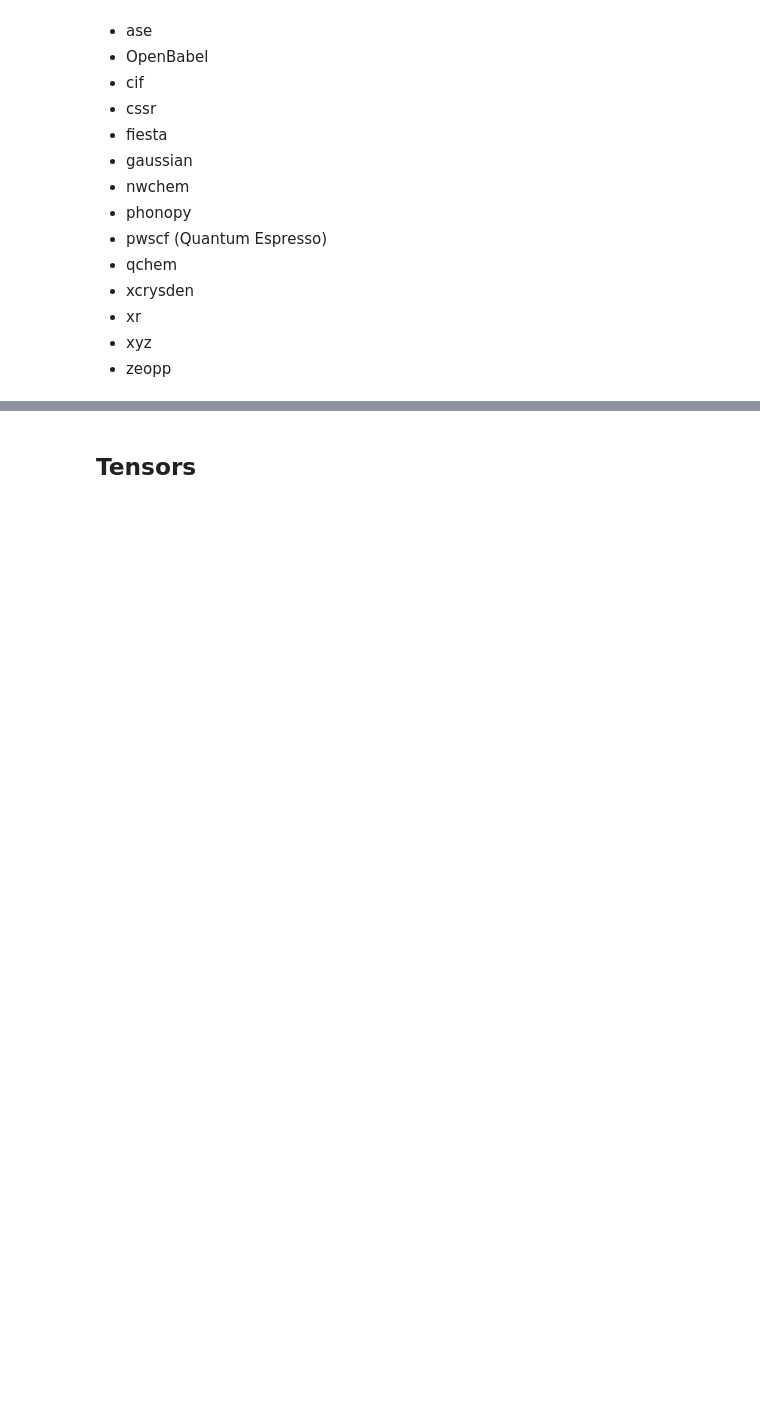
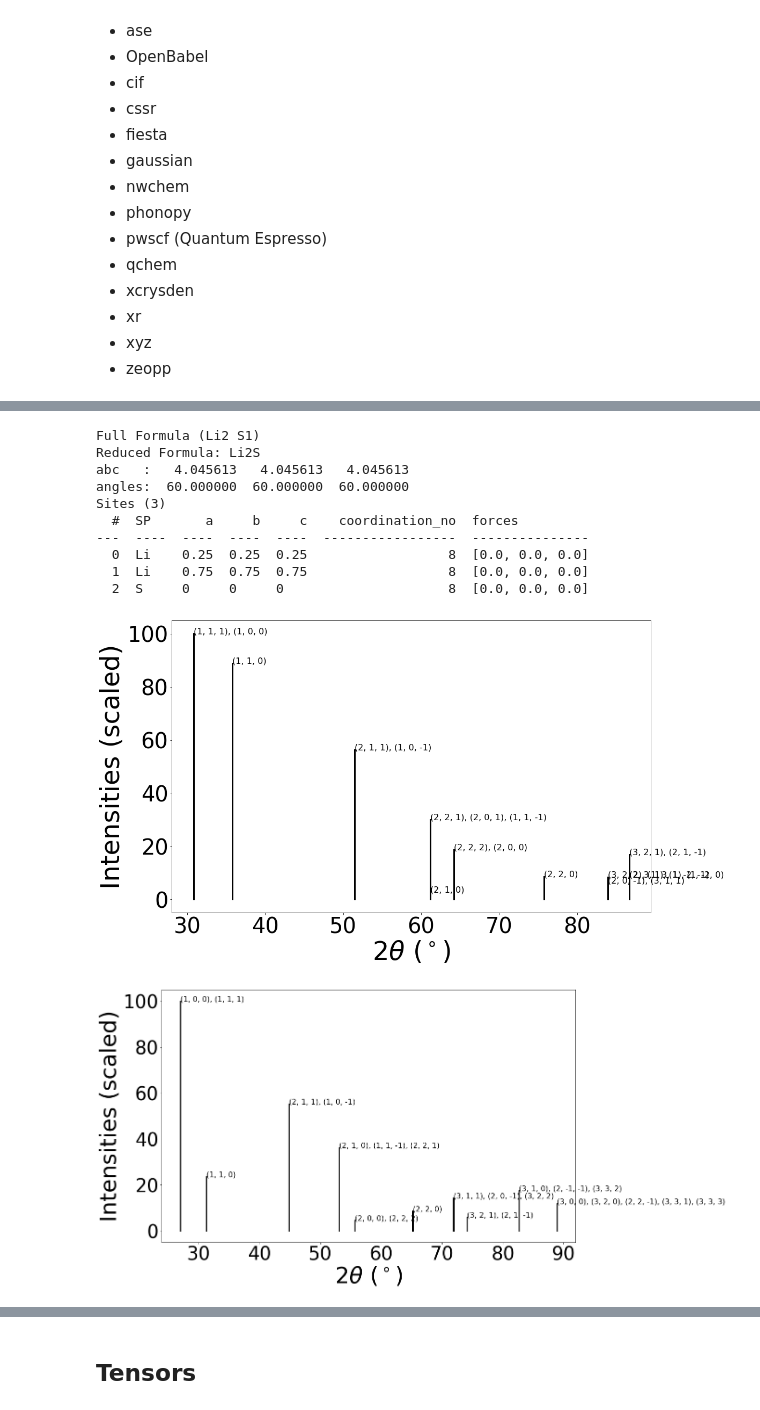
Before and after one commit to materialsproject/workshop, a Jupyter notebook: lessons/pymatgen/1 - intro.ipynb, the cells around one changed output, grey strips where cells are left out. Drawn from its saved outputs; the diff is of its cells as text; code cells hidden in the pictures; blank space fills up the shorter version.

```diff
--- a/lessons/pymatgen/1 - intro.ipynb
+++ b/lessons/pymatgen/1 - intro.ipynb
@@ -96,13 +127 @@ You're studying materials used in the chlor-alkali process for the production of
-# %%
-from pymatgen import MPRester
-mpr = MPRester()
-# Potential solution:
-structure = Structure.from_file("BaNiO3.cif")
-for n in range(structure.num_sites):
-    if structure[n].species_string == 'O':
-        structure[n] = 'Cl'
-
-# Bonus solution
-structure.replace_species({'Cl':'O'})
-structure
 # %% [markdown]
@@ -169,9 +171,3 @@ We're not going to discuss VASP input and output any further because you may not
-# %%
-structures = loadfn('li_s_structures.json')
-for n, structure in enumerate(structures):
-    vis = MPRelaxSet(structure)
-    vis.write_input("vasp_directory_" + str(n))
-!ls
 # %% [markdown]
 ---------
 ## SymmetryAnalyzer and Operations
@@ -215,8 +231,21 @@ Image("LiS_XRD.png")
 # %%
 lis_structures = loadfn("li_s_structures.json")
-data = xrdc.get_xrd_data(lis_structures[0], two_theta_range=[10,80])
+#data = xrdc.get_pattern(lis_structures[0], two_theta_range=[10,80])
 for n, lis_structure in enumerate(lis_structures):
-    data = xrdc.get_xrd_data(lis_structure, two_theta_range=[10,80])
+    data = xrdc.get_pattern(lis_structure, two_theta_range=[10,80])
     if len(data) == 8:
         print(lis_structure)
-    xrdc.show_xrd_plot(lis_structure)
+    xrdc.get_plot(lis_structure)
+# %% [output]
+Full Formula (Li2 S1)
+Reduced Formula: Li2S
+abc   :   4.045613   4.045613   4.045613
+angles:  60.000000  60.000000  60.000000
+Sites (3)
+  #  SP       a     b     c    coordination_no  forces
+---  ----  ----  ----  ----  -----------------  ---------------
+  0  Li    0.25  0.25  0.25                  8  [0.0, 0.0, 0.0]
+  1  Li    0.75  0.75  0.75                  8  [0.0, 0.0, 0.0]
+  2  S     0     0     0                     8  [0.0, 0.0, 0.0]
+[figure, added]
+[figure, added]
```
Also changed, not shown: parts of 46 cells of this notebook.
